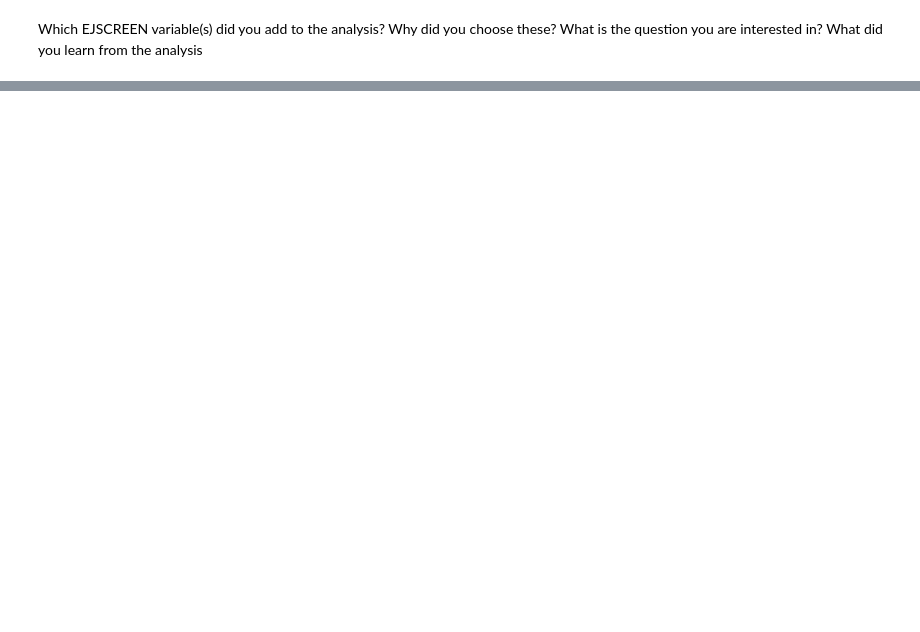
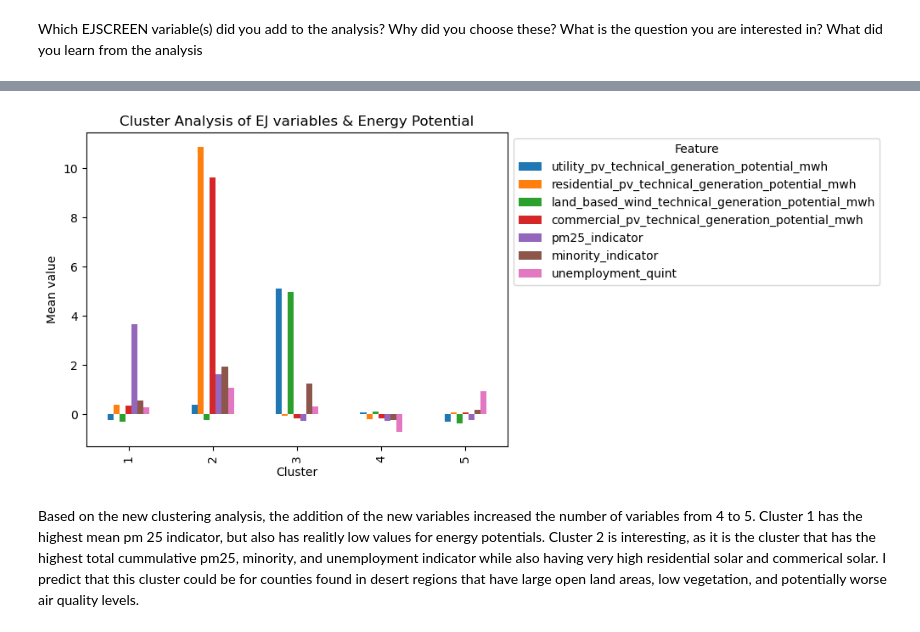
Before and after one commit to jordancsibley/EDS232-labs, a Jupyter notebook: Week8/lab8-ej-clustering-.ipynb, the cells around one changed output, grey strips where cells are left out. Drawn from its saved outputs; the diff is of its cells as text; code cells hidden in the pictures; blank space fills up the shorter version.

```diff
--- a/Week8/lab8-ej-clustering-.ipynb
+++ b/Week8/lab8-ej-clustering-.ipynb
@@ -129,0 +228,16 @@ Which EJSCREEN variable(s) did you add to the analysis? Why did you choose these
+# %%
+# Assign number of clusters
+num_cluster2 = 5
+
+# Extract cluster assignment attribute
+cluster_assignment2 = fcluster(linked2,
+                             num_cluster2,
+                             criterion = "maxclust")
+
+# Create new variable Cluster in dataframe
+energy_ej_scaled['Cluster'] = cluster_assignment2
+
+# Print mean values for each cluster
+mean_values2 = energy_ej_scaled.groupby('Cluster').mean()
+
+mean_values2.head()
@@ -129,0 +252,12 @@ Which EJSCREEN variable(s) did you add to the analysis? Why did you choose these
+# %%
+# Grouped bar plot of mean values for each cluster
+mean_values2.plot(kind = 'bar')
+
+plt.ylabel("Mean value")
+plt.legend(loc='upper left', bbox_to_anchor=(1, 1), title = 'Feature')
+plt.title('Cluster Analysis of EJ variables & Energy Potential')
+plt.show()
+# %% [output]
+[figure, added]
+# %% [markdown]
+Based on the new clustering analysis, the addition of the new variables increased the number of variables from 4 to 5. Cluster 1 has the highest mean pm 25 indicator, but also has realitly low values for energy potentials. Cluster 2 is interesting, as it is the cluster that has the highest total cummulative pm25, minority, and unemployment indicator while also having very high residential solar and commerical solar. I predict that this cluster could be for counties found in desert regions that have large open land areas, low vegetation, and potentially worse air quality levels.
```
Also changed, not shown: parts of 13 cells of this notebook.
